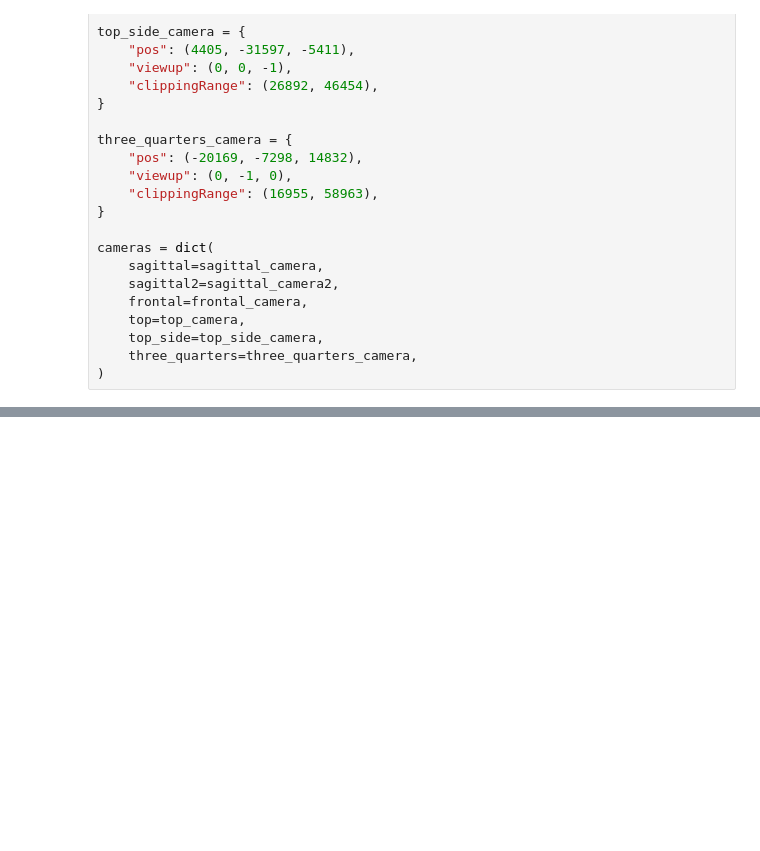
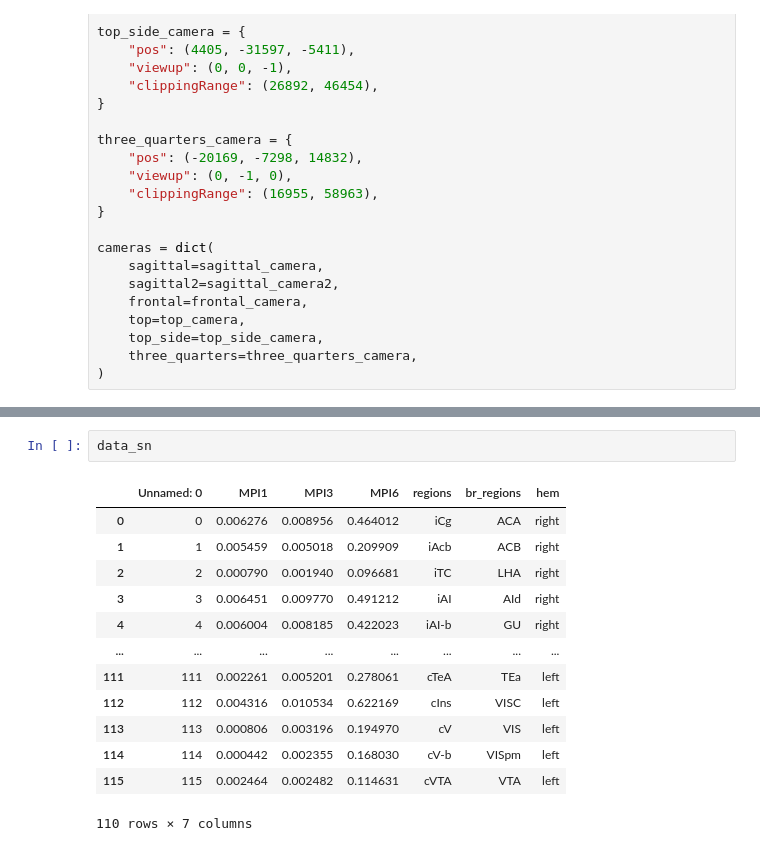
Before and after one commit to MathieuBo/PathoSpreading, a Jupyter notebook: BrainRenderScene.ipynb, the cells around one changed output, grey strips where cells are left out. Cells and saved outputs as stored; diff of their text form; blank space fills up the shorter version.

```diff
--- a/BrainRenderScene.ipynb
+++ b/BrainRenderScene.ipynb
@@ -364,0 +731,16 @@ Saving new screenshot at Slice.png
+# %%
+data_sn
+# %% [output]
+|  | Unnamed: 0 | MPI1 | MPI3 | MPI6 | regions | br_regions | hem |
+| 0 | 0 | 0.006276 | 0.008956 | 0.464012 | iCg | ACA | right |
+| 1 | 1 | 0.005459 | 0.005018 | 0.209909 | iAcb | ACB | right |
+| 2 | 2 | 0.000790 | 0.001940 | 0.096681 | iTC | LHA | right |
+| 3 | 3 | 0.006451 | 0.009770 | 0.491212 | iAI | AId | right |
+| 4 | 4 | 0.006004 | 0.008185 | 0.422023 | iAI-b | GU | right |
+| ... | ... | ... | ... | ... | ... | ... | ... |
+| 111 | 111 | 0.002261 | 0.005201 | 0.278061 | cTeA | TEa | left |
+| 112 | 112 | 0.004316 | 0.010534 | 0.622169 | cIns | VISC | left |
+| 113 | 113 | 0.000806 | 0.003196 | 0.194970 | cV | VIS | left |
+| 114 | 114 | 0.000442 | 0.002355 | 0.168030 | cV-b | VISpm | left |
+| 115 | 115 | 0.002464 | 0.002482 | 0.114631 | cVTA | VTA | left |
+110 rows × 7 columns
```
Also changed, not shown: parts of 19 cells of this notebook.
